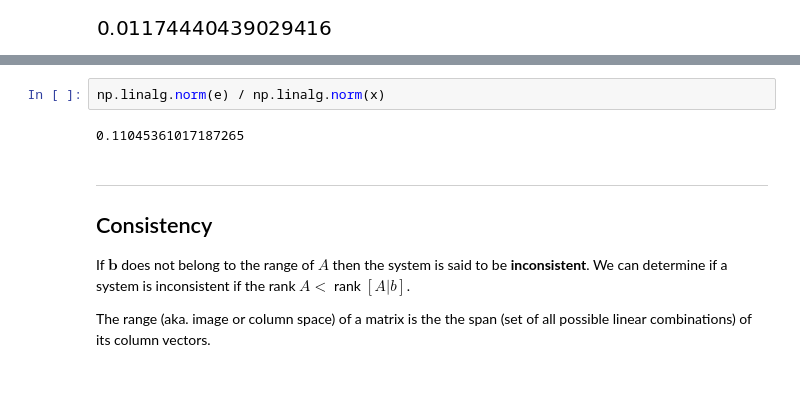
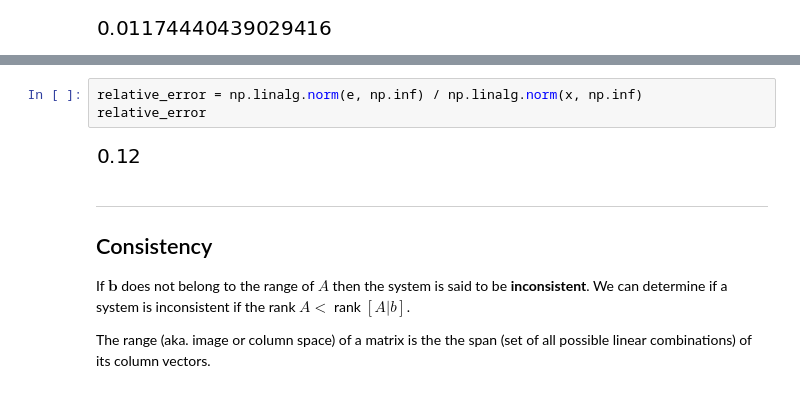
Before and after one commit to sheikhomar/opan, a Jupyter notebook: lec06.ipynb, the cells around one changed output, grey strips where cells are left out. Cells and saved outputs as stored; diff of their text form.

```diff
--- a/lec06.ipynb
+++ b/lec06.ipynb
@@ -176,7 +185,8 @@ array([-0.1 ,  0.12])
 # %%
-np.linalg.norm(e) / np.linalg.norm(x)
+relative_error = np.linalg.norm(e, np.inf) / np.linalg.norm(x, np.inf)
+relative_error
 # %% [output]
-0.11045361017187265
+[figure, added]
 # %% [markdown]
 ---
 ## Consistency
```
Also changed, not shown: parts of 42 cells of this notebook, 3 other files.
